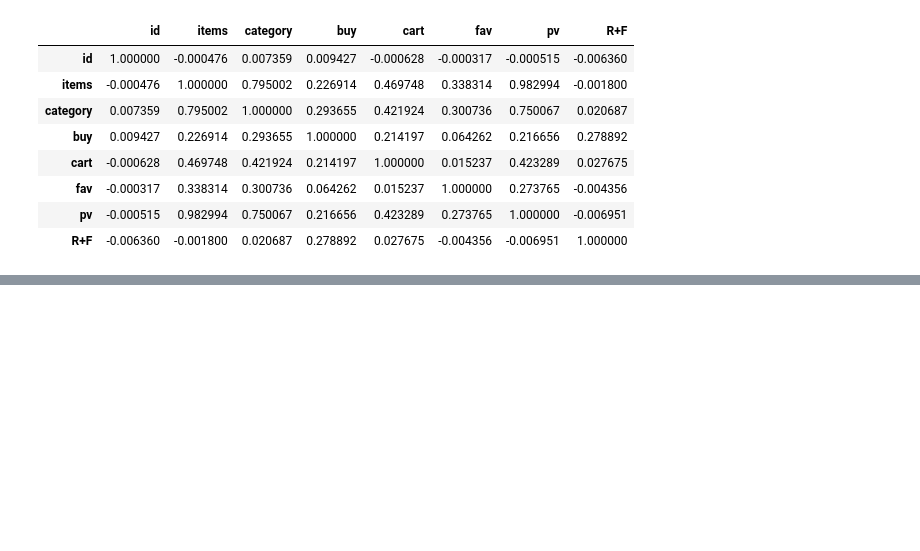
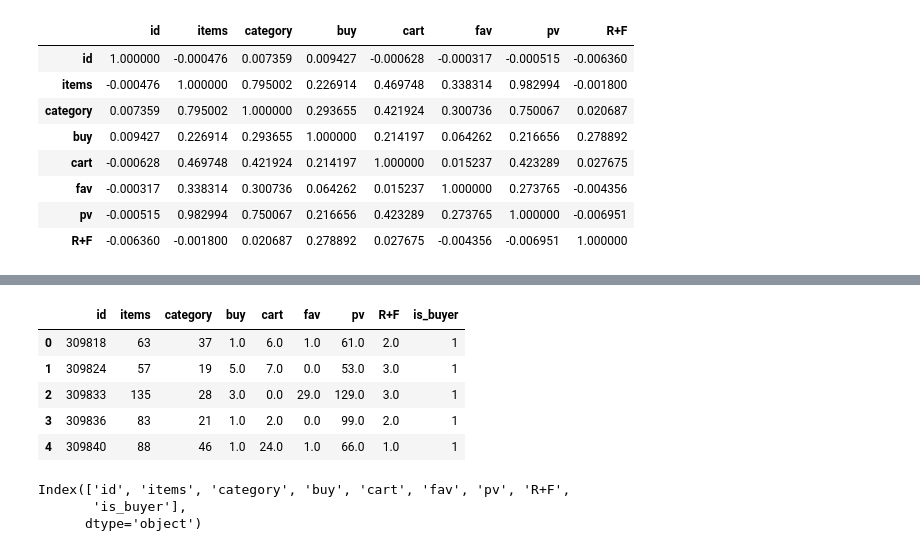
Before and after one commit to paxton615/Alibaba_UserBehavior_Analysis, a Jupyter notebook: drafts/AUBA_feature_engineering.ipynb, the cells around one changed output, grey strips where cells are left out. Saved outputs shown, nothing was run; the diff lists cells and outputs as text; code cells hidden in the pictures; blank space fills up the shorter version.

```diff
--- a/drafts/AUBA_feature_engineering.ipynb
+++ b/drafts/AUBA_feature_engineering.ipynb
@@ -266,0 +287,17 @@ pwd
+# %%
+data['is_buyer']=[0 if i==0 else 1 for i in data['buy']]
+# %%
+data.head()
+# %% [output]
+|  | id | items | category | buy | cart | fav | pv | R+F | is_buyer |
+| 0 | 309818 | 63 | 37 | 1.0 | 6.0 | 1.0 | 61.0 | 2.0 | 1 |
+| 1 | 309824 | 57 | 19 | 5.0 | 7.0 | 0.0 | 53.0 | 3.0 | 1 |
+| 2 | 309833 | 135 | 28 | 3.0 | 0.0 | 29.0 | 129.0 | 3.0 | 1 |
+| 3 | 309836 | 83 | 21 | 1.0 | 2.0 | 0.0 | 99.0 | 2.0 | 1 |
+| 4 | 309840 | 88 | 46 | 1.0 | 24.0 | 1.0 | 66.0 | 1.0 | 1 |
+# %%
+data.columns
+# %% [output]
+Index(['id', 'items', 'category', 'buy', 'cart', 'fav', 'pv', 'R+F',
+       'is_buyer'],
+      dtype='object')
```
Also changed, not shown: parts of 7 cells of this notebook.
